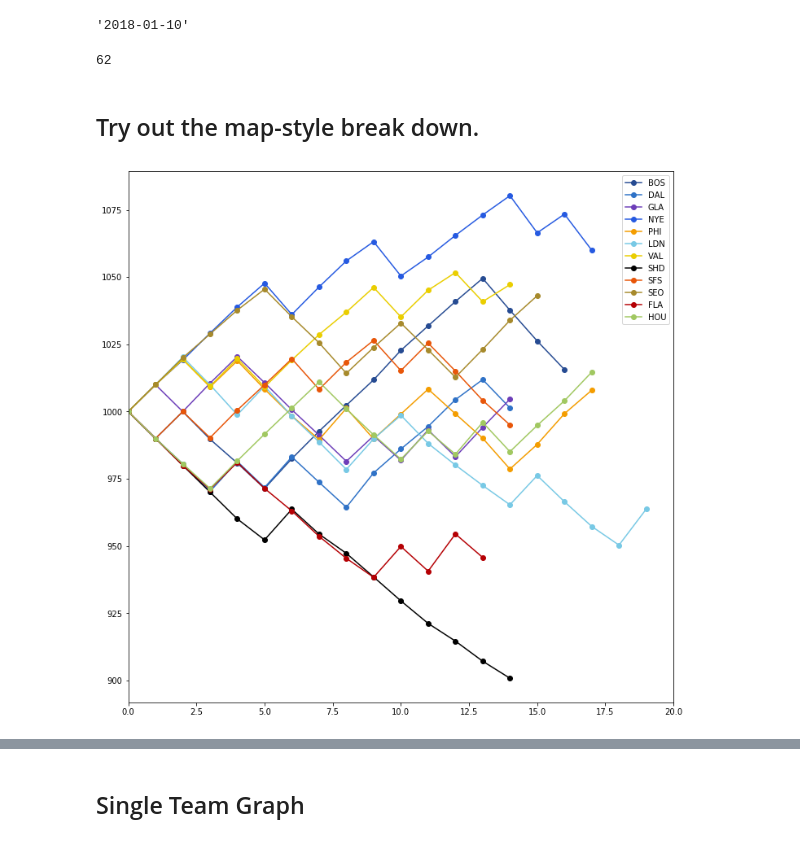
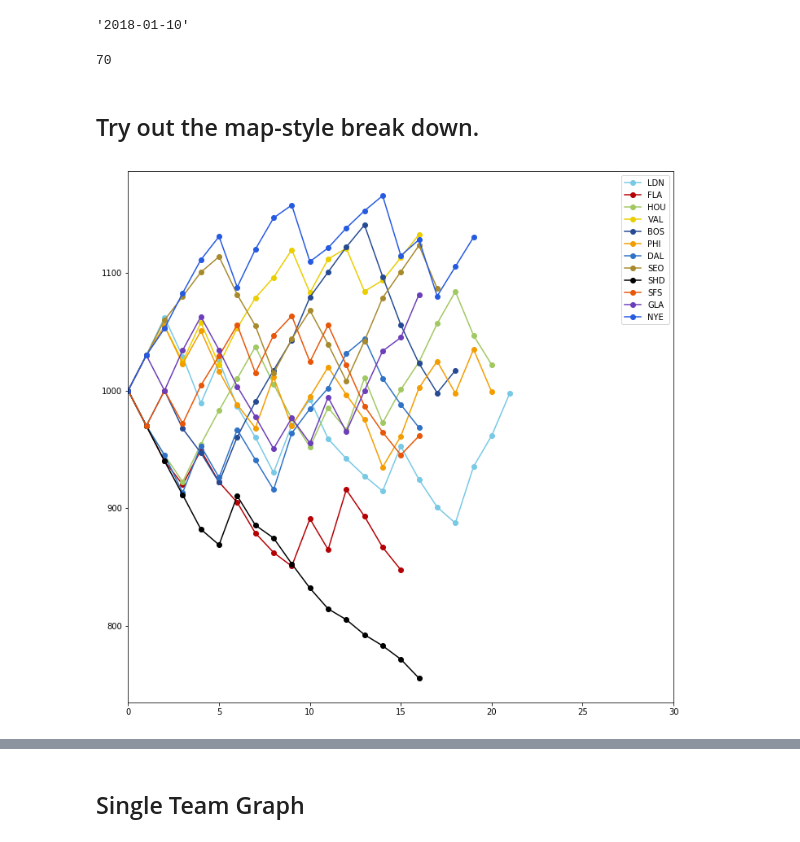
Before and after one commit to ccastleberry/OWL, a Jupyter notebook: ELO Analysis/ELOTools Test.ipynb, the cells around one changed output, grey strips where cells are left out. Drawn from its saved outputs; the diff is of its cells as text; code cells hidden in the pictures.

```diff
--- a/ELO Analysis/ELOTools Test.ipynb
+++ b/ELO Analysis/ELOTools Test.ipynb
@@ -43,5 +44,5 @@ main_df.head()
 # %%
-elo_df = et.compute_elo_table(main_df)
+elo_df = et.compute_elo_table(main_df, K=100)
 # %%
 elo_df.head()
 # %% [output]
@@ -116,13 +117,13 @@ new_str
 # %%
 elo_df.sort_values(by='Match Number', ascending=False).reset_index(drop=True).iloc[0]['Match Number']
 # %% [output]
-62
+70
 # %% [markdown]
 ## Try out the map-style break down.
 # %%
 KOTH_df = main_df[main_df['Map Type'] == 'KOTH']
 # %%
-KOTH_elo = et.compute_elo_table(KOTH_df)
+KOTH_elo = et.compute_elo_table(KOTH_df, K=60)
 # %%
 team_elo_KOTH = {}
 for team in team_list:
@@ -131,26 +132,26 @@ for team in team_list:
 # %%
 colors = {
     'LDN': '#78c9e5',
     'DAL': '#2f72c7',
     'SHD': '#000000',
     'SFS': '#e85609',
     'BOS': '#264b92',
     'PHI': '#f49d00',
     'SEO': '#a78a2c',
     'NYE': '#265ae1',
     'FLA': '#b50004',
     'VAL': '#eace00',
     'HOU': '#a1c861',
     'GLA': '#6d3eb9'
 }
 plt.figure(figsize=(12,12))
 for key, value in team_elo_KOTH.items():
     plt.plot(value['Match Number'], value['Elo'], label=key, marker='o', color=colors[key])
-plt.xlim([0,20])
+plt.xlim([0,30])
 plt.legend()
 plt.show()
 # %% [output]
-[figure, old version]
+[figure, new version]
 # %%
 ev.plot_elo_by_match(elo_df, title="Overall ELO my Map")
 # %% [output]
```
Also changed, not shown: parts of 22 cells of this notebook, 7 other files.
